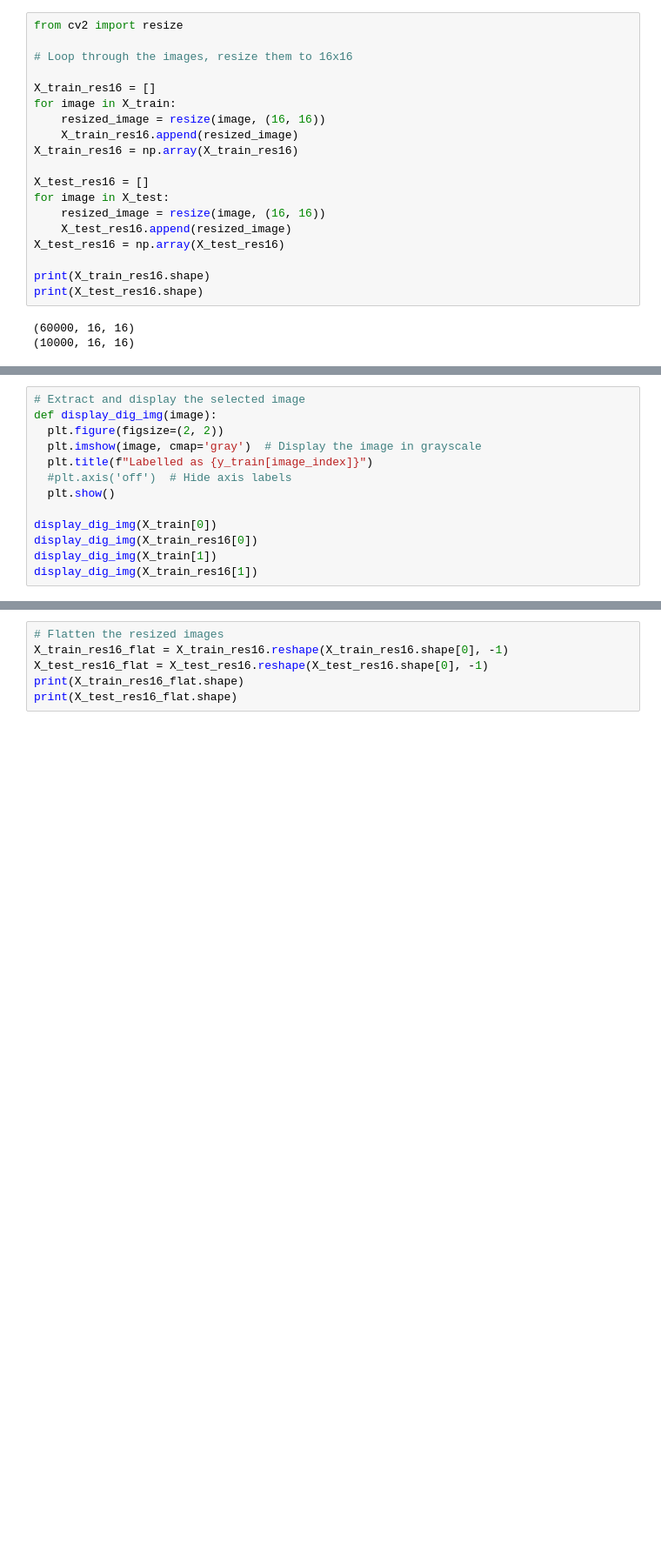
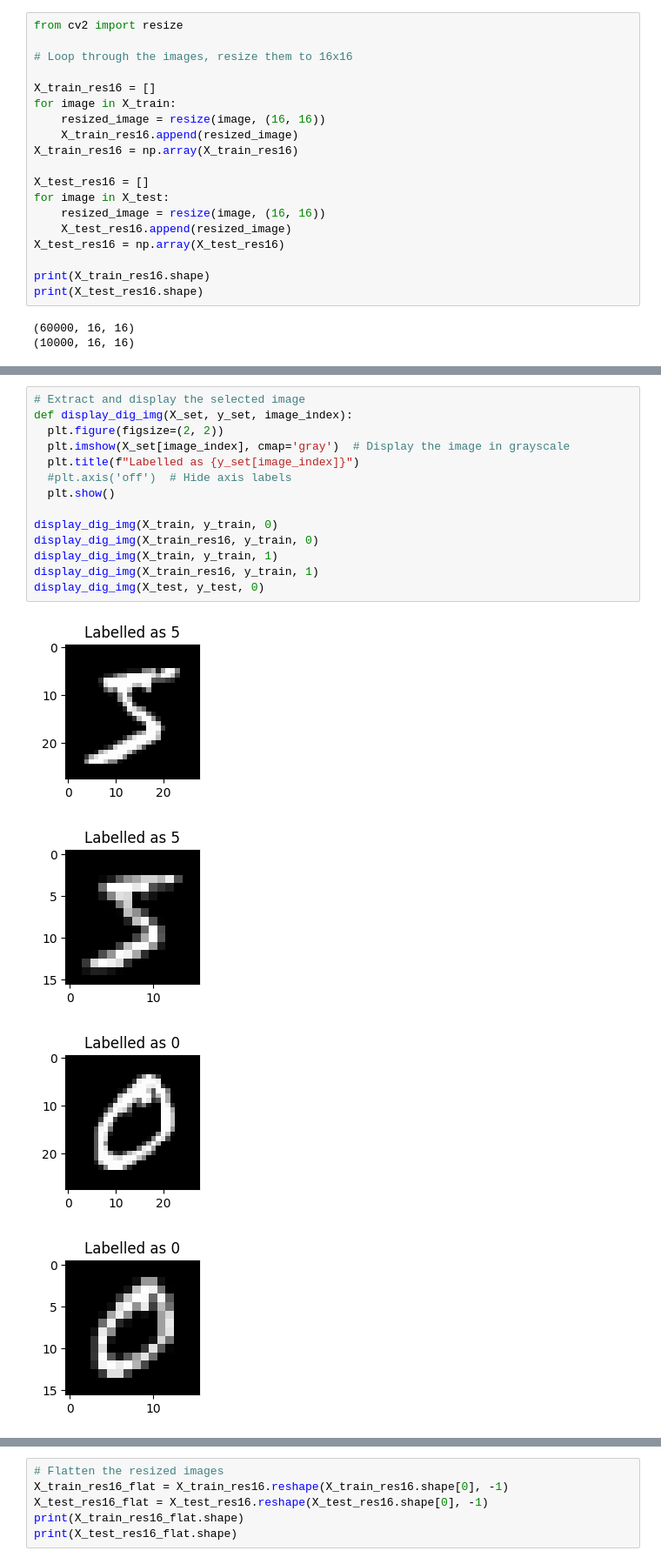
Before and after one commit to NaomyChemungor/AI_Autumn2023, a Jupyter notebook: AI_Project.ipynb, the cells around one changed output, grey strips where cells are left out. Shown: that part at 87% size. Drawn from its saved outputs; the diff is of its cells as text; blank space fills up the shorter version.

```diff
--- a/AI_Project.ipynb
+++ b/AI_Project.ipynb
@@ -71,13 +92,19 @@ print(X_train_res16[0])
 # %%
 # Extract and display the selected image
-def display_dig_img(image):
+def display_dig_img(X_set, y_set, image_index):
   plt.figure(figsize=(2, 2))
-  plt.imshow(image, cmap='gray')  # Display the image in grayscale
-  plt.title(f"Labelled as {y_train[image_index]}")
+  plt.imshow(X_set[image_index], cmap='gray')  # Display the image in grayscale
+  plt.title(f"Labelled as {y_set[image_index]}")
   #plt.axis('off')  # Hide axis labels
   plt.show()
 
-display_dig_img(X_train[0])
-display_dig_img(X_train_res16[0])
-display_dig_img(X_train[1])
-display_dig_img(X_train_res16[1])
+display_dig_img(X_train, y_train, 0)
+display_dig_img(X_train_res16, y_train, 0)
+display_dig_img(X_train, y_train, 1)
+display_dig_img(X_train_res16, y_train, 1)
+display_dig_img(X_test, y_test, 0)
+# %% [output]
+[figure, added]
+[figure, added]
+[figure, added]
+[figure, added]
```
Also changed, not shown: parts of 12 cells of this notebook.
